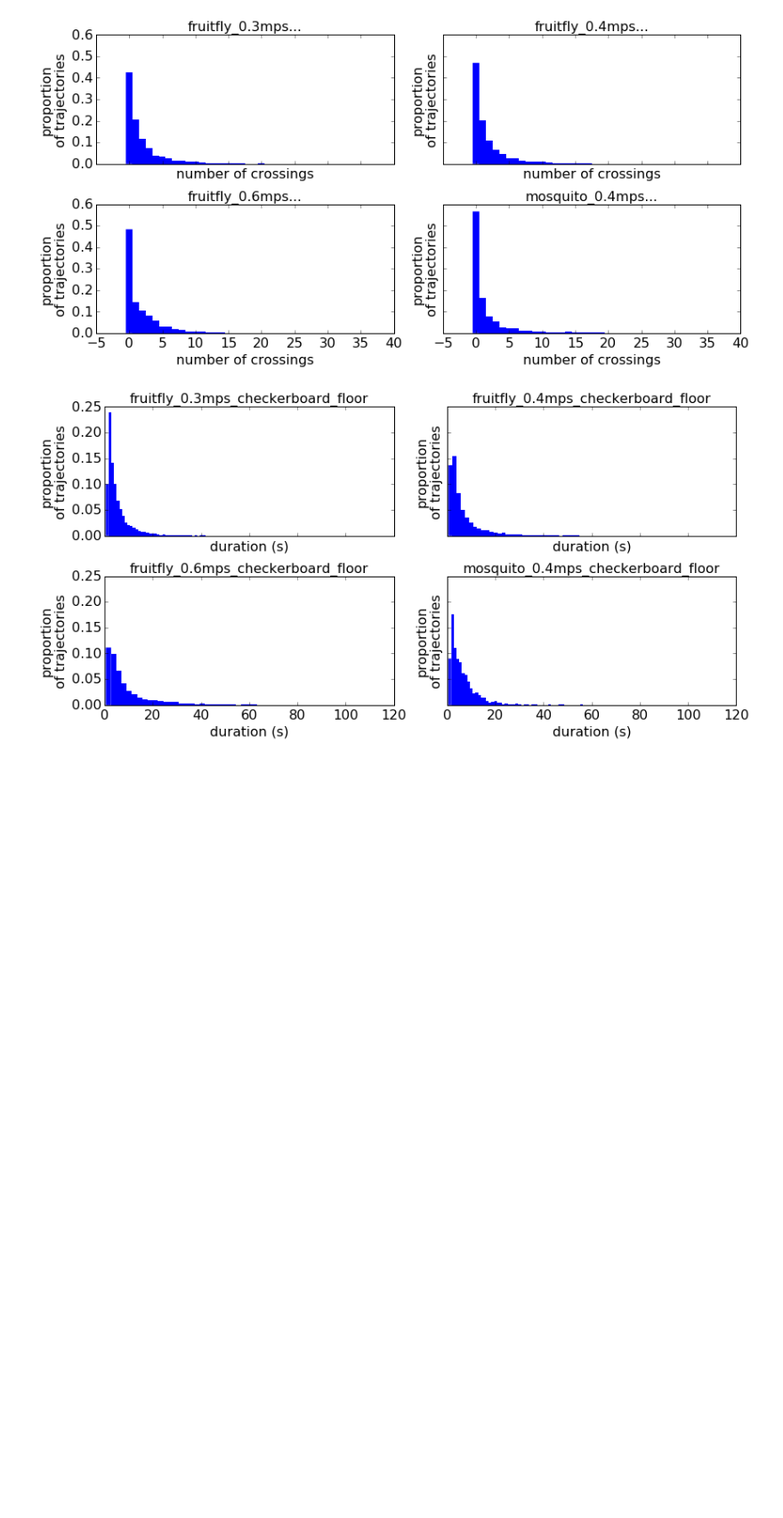
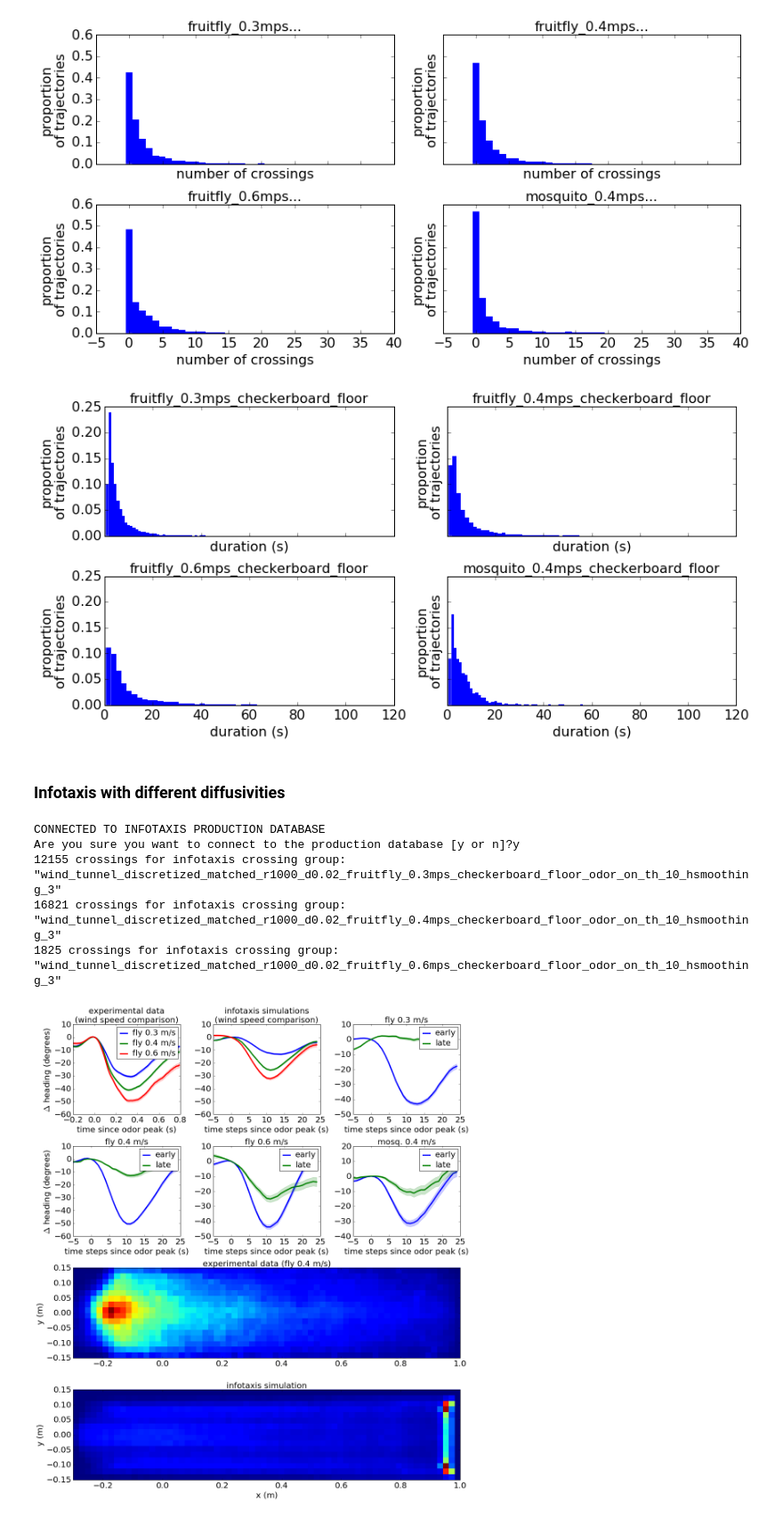
Before and after one commit to rkp8000/wind_tunnel, a Jupyter notebook: _paper_supplementary.ipynb, the cells around one changed output. Shown at 89% size. Drawn from its saved outputs; the diff is of its cells as text; code cells hidden in the pictures; blank space fills up the shorter version.

Commit message:
Show infotaxis results with different diffusivity coefficients.

```diff
--- a/_paper_supplementary.ipynb
+++ b/_paper_supplementary.ipynb
@@ -45,3 +45,73 @@ fig = trajectory_duration_distributions(
 )
 # %% [output]
 [figure]
+# %% [markdown]
+### Infotaxis with different diffusivities
+# %%
+import pdb
+%matplotlib inline
+import numpy as np
+from view.final_figures import infotaxis_analysis
+
+f = infotaxis_analysis(
+    WIND_TUNNEL_CG_IDS=[
+        'fruitfly_0.3mps_checkerboard_floor_on_th10.0_chosen0',
+        'fruitfly_0.4mps_checkerboard_floor_on_th10.0_chosen0',
+        'fruitfly_0.6mps_checkerboard_floor_on_th10.0_chosen0',
+        ],
+    INFOTAXIS_WIND_SPEED_CG_IDS=[
+        'wind_tunnel_discretized_matched_r1000_d0.02_fruitfly_0.3mps_checkerboard_floor_odor_on_th_10_hsmoothing_3',
+        'wind_tunnel_discretized_matched_r1000_d0.02_fruitfly_0.4mps_checkerboard_floor_odor_on_th_10_hsmoothing_3',
+        'wind_tunnel_discretized_matched_r1000_d0.02_fruitfly_0.6mps_checkerboard_floor_odor_on_th_10_hsmoothing_3',
+        ],
+    MAX_CROSSINGS=np.inf,
+    INFOTAXIS_HISTORY_DEPENDENCE_CG_IDS=[
+        'wind_tunnel_discretized_matched_r1000_d0.02_fruitfly_0.3mps_checkerboard_floor_odor_on_th_10_hsmoothing_3',
+        'wind_tunnel_discretized_matched_r1000_d0.02_fruitfly_0.4mps_checkerboard_floor_odor_on_th_10_hsmoothing_3',
+        'wind_tunnel_discretized_matched_r1000_d0.02_fruitfly_0.6mps_checkerboard_floor_odor_on_th_10_hsmoothing_3',
+        'wind_tunnel_discretized_matched_r1000_d0.02_mosquito_0.4mps_checkerboard_floor_odor_on_th_430_hsmoothing_3',
+        ],
+    MAX_CROSSINGS_EARLY=2,
+    X_0_MIN=0.,
+    X_0_MAX=0.7,
+    H_0_MIN=60,
+    H_0_MAX=120,
+    X_0_MIN_SIM=0,
+    X_0_MAX_SIM=65,
+    X_0_MIN_SIM_HISTORY=15,
+    X_0_MAX_SIM_HISTORY=50,
+    T_BEFORE_EXPT=0.2,
+    T_AFTER_EXPT=0.8,
+    TS_BEFORE_SIM=5,
+    TS_AFTER_SIM=25,
+    HEADING_SMOOTHING_SIM=3,
+    HEAT_MAP_EXPT_ID='fruitfly_0.4mps_checkerboard_floor',
+    HEAT_MAP_SIM_ID='wind_tunnel_discretized_matched_r1000_d0.02_fruitfly_0.4mps_checkerboard_floor_odor_on',
+    N_HEAT_MAP_TRAJS=None,
+    X_BINS=np.linspace(-0.3, 1, 67, endpoint=True),
+    Y_BINS=np.linspace(-0.15, 0.15, 17, endpoint=True),
+    FIG_SIZE=(15, 17),
+    FONT_SIZE=20,
+    EXPT_LABELS={
+        'fruitfly_0.3mps_checkerboard_floor_on_th10.0_chosen0': 'fly 0.3 m/s',
+        'fruitfly_0.4mps_checkerboard_floor_on_th10.0_chosen0': 'fly 0.4 m/s',
+        'fruitfly_0.6mps_checkerboard_floor_on_th10.0_chosen0': 'fly 0.6 m/s',
+        },
+    EXPT_COLORS={
+        'fruitfly_0.3mps_checkerboard_floor_on_th10.0_chosen0': 'b',
+        'fruitfly_0.4mps_checkerboard_floor_on_th10.0_chosen0': 'g',
+        'fruitfly_0.6mps_checkerboard_floor_on_th10.0_chosen0': 'r',
+        },
+    SIM_LABELS={
+        'wind_tunnel_discretized_matched_r1000_d0.02_fruitfly_0.3mps_checkerboard_floor_odor_on_th_10_hsmoothing_3': 'fly 0.3 m/s',
+        'wind_tunnel_discretized_matched_r1000_d0.02_fruitfly_0.4mps_checkerboard_floor_odor_on_th_10_hsmoothing_3': 'fly 0.4 m/s',
+        'wind_tunnel_discretized_matched_r1000_d0.02_fruitfly_0.6mps_checkerboard_floor_odor_on_th_10_hsmoothing_3': 'fly 0.6 m/s',
+        'wind_tunnel_discretized_matched_r1000_d0.02_mosquito_0.4mps_checkerboard_floor_odor_on_th_430_hsmoothing_3': 'mosq. 0.4 m/s',
+    })
+# %% [output]
+CONNECTED TO INFOTAXIS PRODUCTION DATABASE
+Are you sure you want to connect to the production database [y or n]?y
+12155 crossings for infotaxis crossing group: "wind_tunnel_discretized_matched_r1000_d0.02_fruitfly_0.3mps_checkerboard_floor_odor_on_th_10_hsmoothing_3"
+16821 crossings for infotaxis crossing group: "wind_tunnel_discretized_matched_r1000_d0.02_fruitfly_0.4mps_checkerboard_floor_odor_on_th_10_hsmoothing_3"
+1825 crossings for infotaxis crossing group: "wind_tunnel_discretized_matched_r1000_d0.02_fruitfly_0.6mps_checkerboard_floor_odor_on_th_10_hsmoothing_3"
+[figure, added]
```
Also changed, not shown: parts of 1 cell of this notebook.
